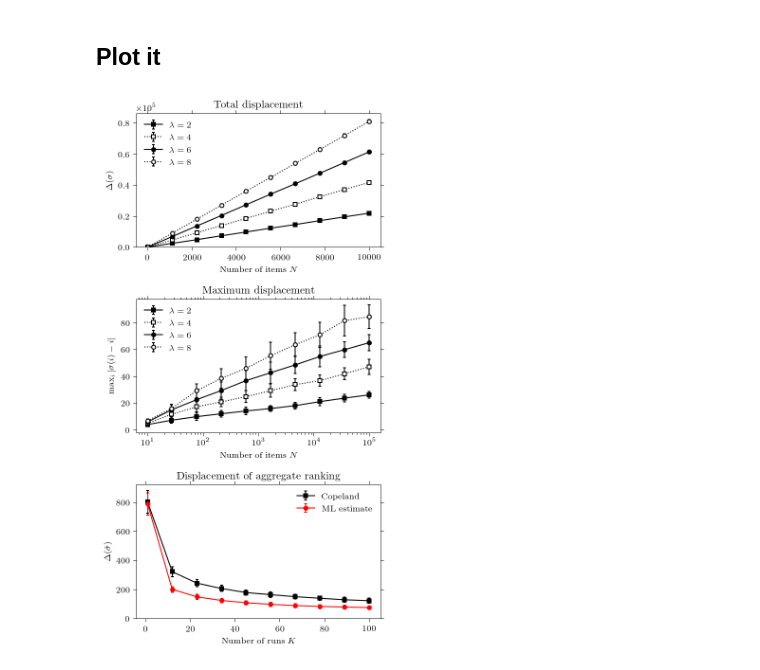
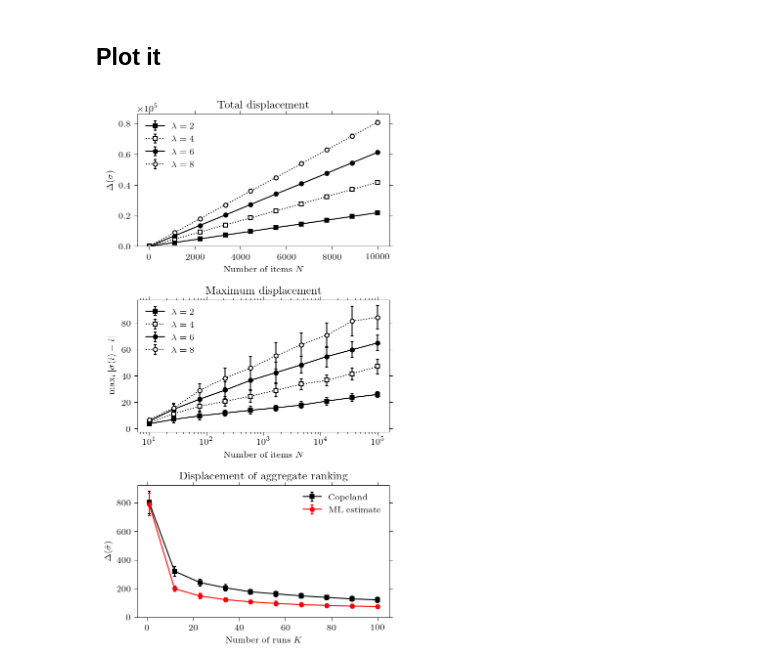
Before and after one commit to lucasmaystre/phd-thesis, a Jupyter notebook: notebooks/03-robustsort/fig-bounds.ipynb, the cells around one changed output. Saved outputs shown, nothing was run; the diff lists cells and outputs as text; code cells hidden in the pictures.

```diff
--- a/notebooks/03-robustsort/fig-bounds.ipynb
+++ b/notebooks/03-robustsort/fig-bounds.ipynb
@@ -30,7 +30,7 @@ ls = ("solid", "dotted", "solid", "dotted")
 marker = ("s", "s", "o", "o")
 mfc = ("black", "white", "black", "white")
 # %%
-fig, (ax1, ax2, ax3) = plt.subplots(nrows=3, figsize=(4.25, 8.0))
+fig, (ax1, ax2, ax3) = plt.subplots(nrows=3, figsize=(4.25, 7.75))
 
 # Total displacement.
 for i, r in enumerate(data_sum["rates"]):
@@ -46,31 +46,31 @@ ax1.set_title("Total displacement")
 ax1.set_ylabel(r"$\Delta(\sigma)$")
 ax1.set_xlabel("Number of items $N$")
 
 # Maximum displacement.
 for i, r in enumerate(data_max["rates"]):
     avg = data_max["avg"][i]
     std = data_max["std"][i]
     ax2.errorbar(data_max["ns"], avg, yerr=std, label="$\lambda = {}$".format(r),
             capsize=1.5, color="black",
             marker=marker[i], markerfacecolor=mfc[i], linestyle=ls[i])
 ax2.set_xscale("log")
 ax2.legend(loc="upper left")
 ax2.set_title("Maximum displacement")
 ax2.set_ylabel(r"$\max_i |\sigma(i) - i|$")
 ax2.set_xlabel("Number of items $N$")
 
 # Copeland aggregation.
 ax3.errorbar(data_agg["ms"], data_agg["avg_cop"], yerr=data_agg["std_cop"], label="Copeland",
         capsize=1.5, marker="s", markerfacecolor="black", color="black")
 # ML aggregation.
 ax3.errorbar(data_agg["ms"], data_agg["avg_mle"], yerr=data_agg["std_mle"], label="ML estimate",
         capsize=1.5, marker="o", markerfacecolor="red", color="red")
 ax3.legend(loc="upper right")
 ax3.set_ylim(ymin=0)
 ax3.set_title("Displacement of aggregate ranking")
 ax3.set_ylabel(r"$\Delta(\hat{\sigma})$")
 ax3.set_xlabel("Number of runs $K$")
 
 fig.savefig("bounds.pdf")
 # %% [output]
-[figure, old version]
+[figure, new version]
```
Also changed, not shown: parts of 2 cells of this notebook, 18 other files.
